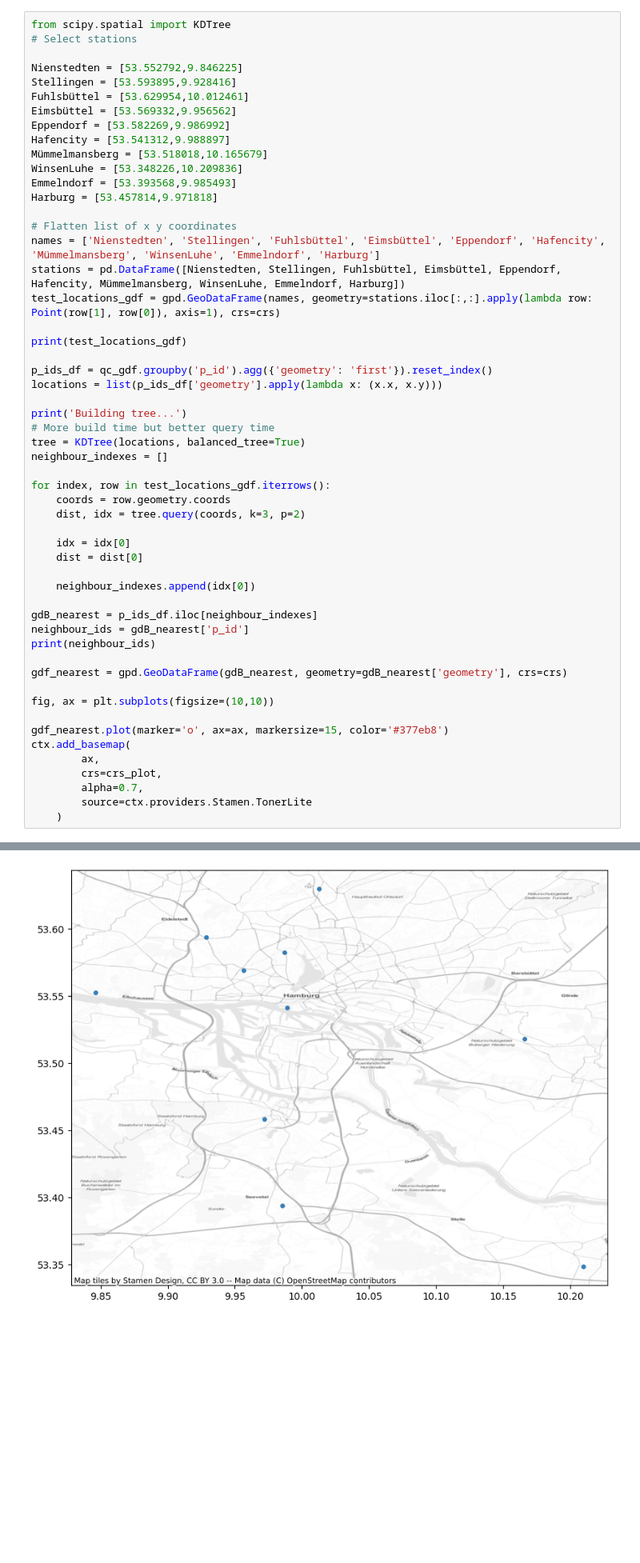
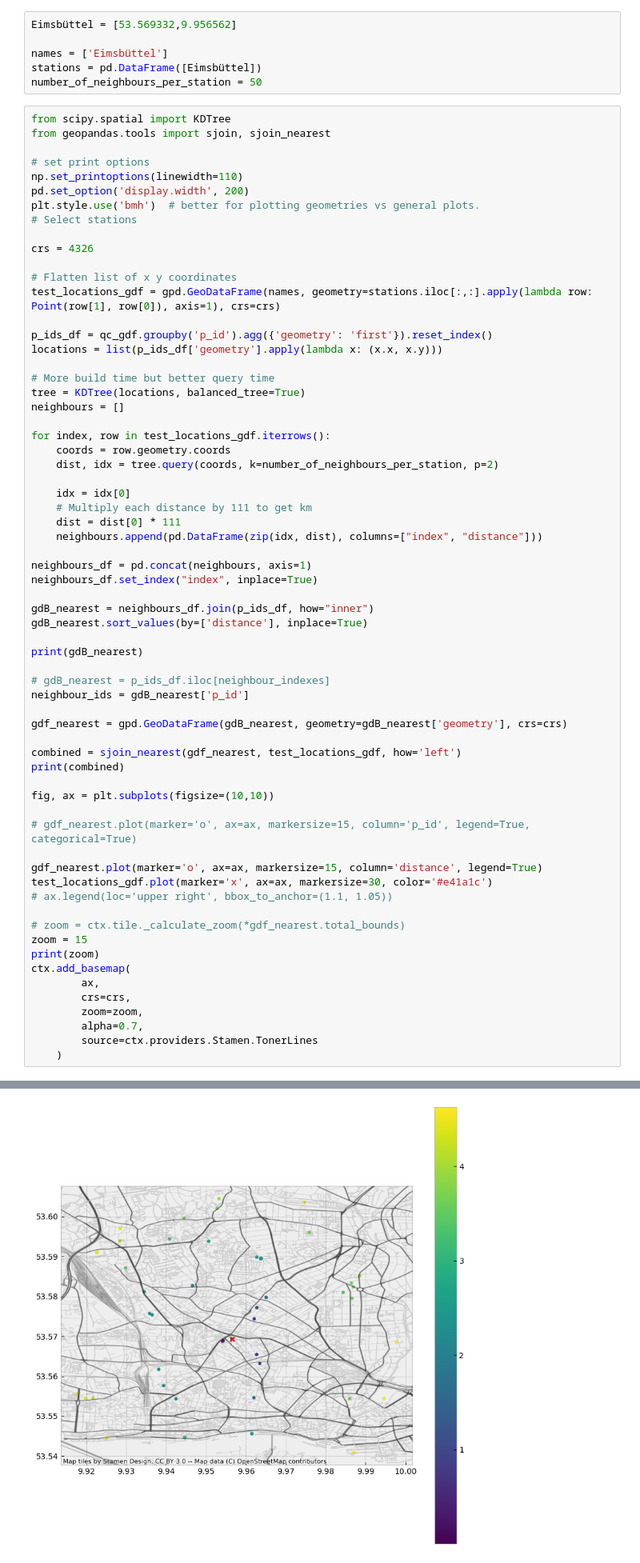
Before and after one commit to IanBuck-dev/master-thesis-data-science, a Jupyter notebook: point-interpolation.ipynb, the cells around one changed output, grey strips where cells are left out. Shown at 80% size. Cells and saved outputs as stored; diff of their text form; blank space fills up the shorter version.

Commit message:
Neighbour distance calc

```diff
--- a/point-interpolation.ipynb
+++ b/point-interpolation.ipynb
@@ -67,55 +132,72 @@ plot_qc_locations(m5_gdf_night, rest_gdf_night, 'Netatmo QC Hamburg Night - June
+# %%
+Eimsbüttel = [53.569332,9.956562]
+
+names = ['Eimsbüttel']
+stations = pd.DataFrame([Eimsbüttel])
+number_of_neighbours_per_station = 50
 # %%
 from scipy.spatial import KDTree
+from geopandas.tools import sjoin, sjoin_nearest
+
+# set print options
+np.set_printoptions(linewidth=110)
+pd.set_option('display.width', 200)
+plt.style.use('bmh')  # better for plotting geometries vs general plots.
 # Select stations
 
-Nienstedten = [53.552792,9.846225]
-Stellingen = [53.593895,9.928416]
-Fuhlsbüttel = [53.629954,10.012461]
-Eimsbüttel = [53.569332,9.956562]
-Eppendorf = [53.582269,9.986992]
-Hafencity = [53.541312,9.988897]
-Mümmelmansberg = [53.518018,10.165679]
-WinsenLuhe = [53.348226,10.209836]
-Emmelndorf = [53.393568,9.985493]
-Harburg = [53.457814,9.971818]
+crs = 4326
 
 # Flatten list of x y coordinates
-names = ['Nienstedten', 'Stellingen', 'Fuhlsbüttel', 'Eimsbüttel', 'Eppendorf', 'Hafencity', 'Mümmelmansberg', 'WinsenLuhe', 'Emmelndorf', 'Harburg']
-stations = pd.DataFrame([Nienstedten, Stellingen, Fuhlsbüttel, Eimsbüttel, Eppendorf, Hafencity, Mümmelmansberg, WinsenLuhe, Emmelndorf, Harburg])
 test_locations_gdf = gpd.GeoDataFrame(names, geometry=stations.iloc[:,:].apply(lambda row: Point(row[1], row[0]), axis=1), crs=crs)
-
-print(test_locations_gdf)
 
 p_ids_df = qc_gdf.groupby('p_id').agg({'geometry': 'first'}).reset_index()
 locations = list(p_ids_df['geometry'].apply(lambda x: (x.x, x.y)))
 
-print('Building tree...')
 # More build time but better query time
 tree = KDTree(locations, balanced_tree=True)
-neighbour_indexes = []
+neighbours = []
 
 for index, row in test_locations_gdf.iterrows():
     coords = row.geometry.coords
-    dist, idx = tree.query(coords, k=3, p=2)
+    dist, idx = tree.query(coords, k=number_of_neighbours_per_station, p=2)
 
     idx = idx[0]
-    dist = dist[0]
+    # Multiply each distance by 111 to get km
+    dist = dist[0] * 111
+    neighbours.append(pd.DataFrame(zip(idx, dist), columns=["index", "distance"]))
 
-    neighbour_indexes.append(idx[0])
+neighbours_df = pd.concat(neighbours, axis=1)
+neighbours_df.set_index("index", inplace=True)
 
-gdB_nearest = p_ids_df.iloc[neighbour_indexes]
+gdB_nearest = neighbours_df.join(p_ids_df, how="inner")
+gdB_nearest.sort_values(by=['distance'], inplace=True)
+
+print(gdB_nearest)
+
+# gdB_nearest = p_ids_df.iloc[neighbour_indexes]
 neighbour_ids = gdB_nearest['p_id']
-print(neighbour_ids)
 
 gdf_nearest = gpd.GeoDataFrame(gdB_nearest, geometry=gdB_nearest['geometry'], crs=crs)
 
+combined = sjoin_nearest(gdf_nearest, test_locations_gdf, how='left')
+print(combined)
+
 fig, ax = plt.subplots(figsize=(10,10))
 
-gdf_nearest.plot(marker='o', ax=ax, markersize=15, color='#377eb8')
+# gdf_nearest.plot(marker='o', ax=ax, markersize=15, column='p_id', legend=True, categorical=True)
+
+gdf_nearest.plot(marker='o', ax=ax, markersize=15, column='distance', legend=True)
+test_locations_gdf.plot(marker='x', ax=ax, markersize=30, color='#e41a1c')
+# ax.legend(loc='upper right', bbox_to_anchor=(1.1, 1.05))
+
+# zoom = ctx.tile._calculate_zoom(*gdf_nearest.total_bounds)
+zoom = 15
+print(zoom)
 ctx.add_basemap(
         ax,
-        crs=crs_plot,
+        crs=crs,
+        zoom=zoom,
         alpha=0.7,
-        source=ctx.providers.Stamen.TonerLite
+        source=ctx.providers.Stamen.TonerLines
     )
 # %% [output]
@@ -139 +223 @@ Name: p_id, dtype: object
-[figure, old version]
+[figure, new version]
```
Also changed, not shown: parts of 18 cells of this notebook.
